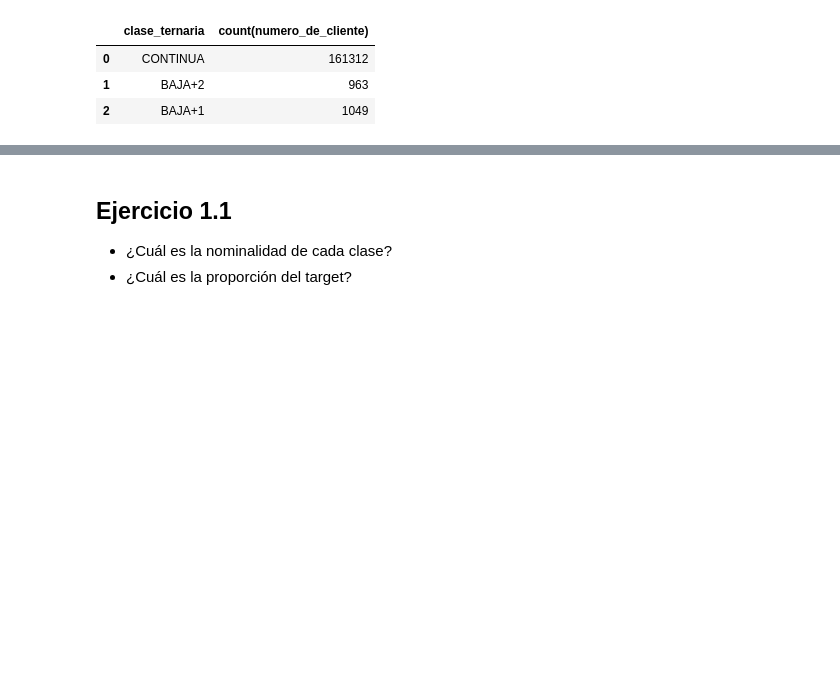
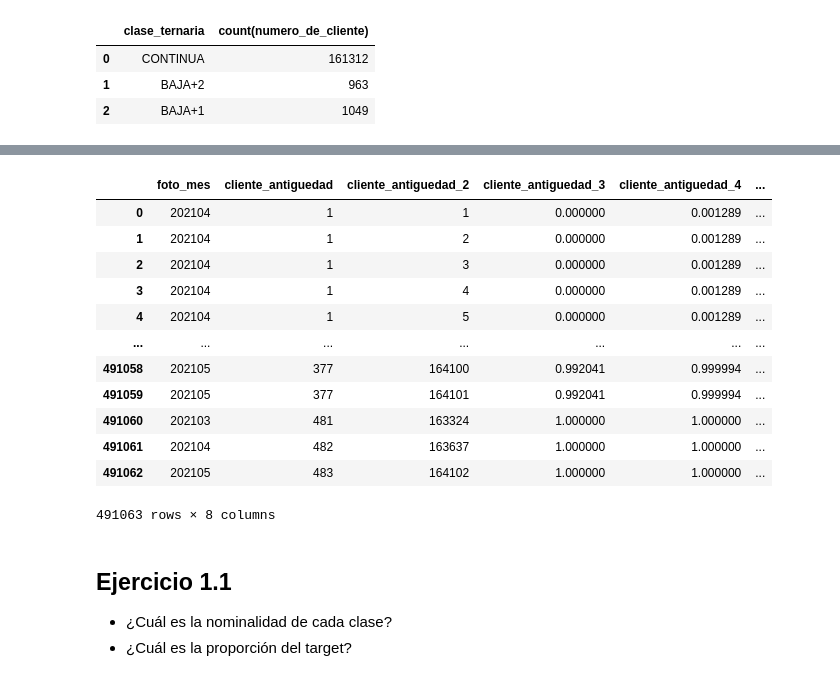
Before and after one commit to fedeidoeta/dmeyf2023, a Jupyter notebook: src/monday/fi101_target_sql.ipynb, the cells around one changed output, grey strips where cells are left out. Cells and saved outputs as stored; diff of their text form; code cells hidden in the pictures; blank space fills up the shorter version.

```diff
--- a/src/monday/fi101_target_sql.ipynb
+++ b/src/monday/fi101_target_sql.ipynb
@@ -322,3 +453,31 @@ group by 1
+# %%
+%%sql
+
+select
+    foto_mes
+    , cliente_antiguedad
+    , row_number() over (partition by foto_mes order by cliente_antiguedad) as cliente_antiguedad_2
+    , percent_rank() over (partition by foto_mes order by cliente_antiguedad) as cliente_antiguedad_3
+    , cume_dist() over (partition by foto_mes order by cliente_antiguedad) as cliente_antiguedad_4
+    , ntile(4) over (partition by foto_mes order by cliente_antiguedad) as cliente_antiguedad_5
+    , ntile(10) over (partition by foto_mes order by cliente_antiguedad) as cliente_antiguedad_6
+    , ntile(10) over (partition by foto_mes order by cliente_antiguedad desc) as cliente_antiguedad_7
+from competencia_01
+order by cliente_antiguedad
+# %% [output]
+|  | foto_mes | cliente_antiguedad | cliente_antiguedad_2 | cliente_antiguedad_3 | cliente_antiguedad_4 | ... |
+| 0 | 202104 | 1 | 1 | 0.000000 | 0.001289 | ... |
+| 1 | 202104 | 1 | 2 | 0.000000 | 0.001289 | ... |
+| 2 | 202104 | 1 | 3 | 0.000000 | 0.001289 | ... |
+| 3 | 202104 | 1 | 4 | 0.000000 | 0.001289 | ... |
+| 4 | 202104 | 1 | 5 | 0.000000 | 0.001289 | ... |
+| ... | ... | ... | ... | ... | ... | ... |
+| 491058 | 202105 | 377 | 164100 | 0.992041 | 0.999994 | ... |
+| 491059 | 202105 | 377 | 164101 | 0.992041 | 0.999994 | ... |
+| 491060 | 202103 | 481 | 163324 | 1.000000 | 1.000000 | ... |
+| 491061 | 202104 | 482 | 163637 | 1.000000 | 1.000000 | ... |
+| 491062 | 202105 | 483 | 164102 | 1.000000 | 1.000000 | ... |
+491063 rows × 8 columns
 # %% [markdown]
 ## Ejercicio 1.1
 
```
Also changed, not shown: parts of 11 cells of this notebook, 1 other file.
